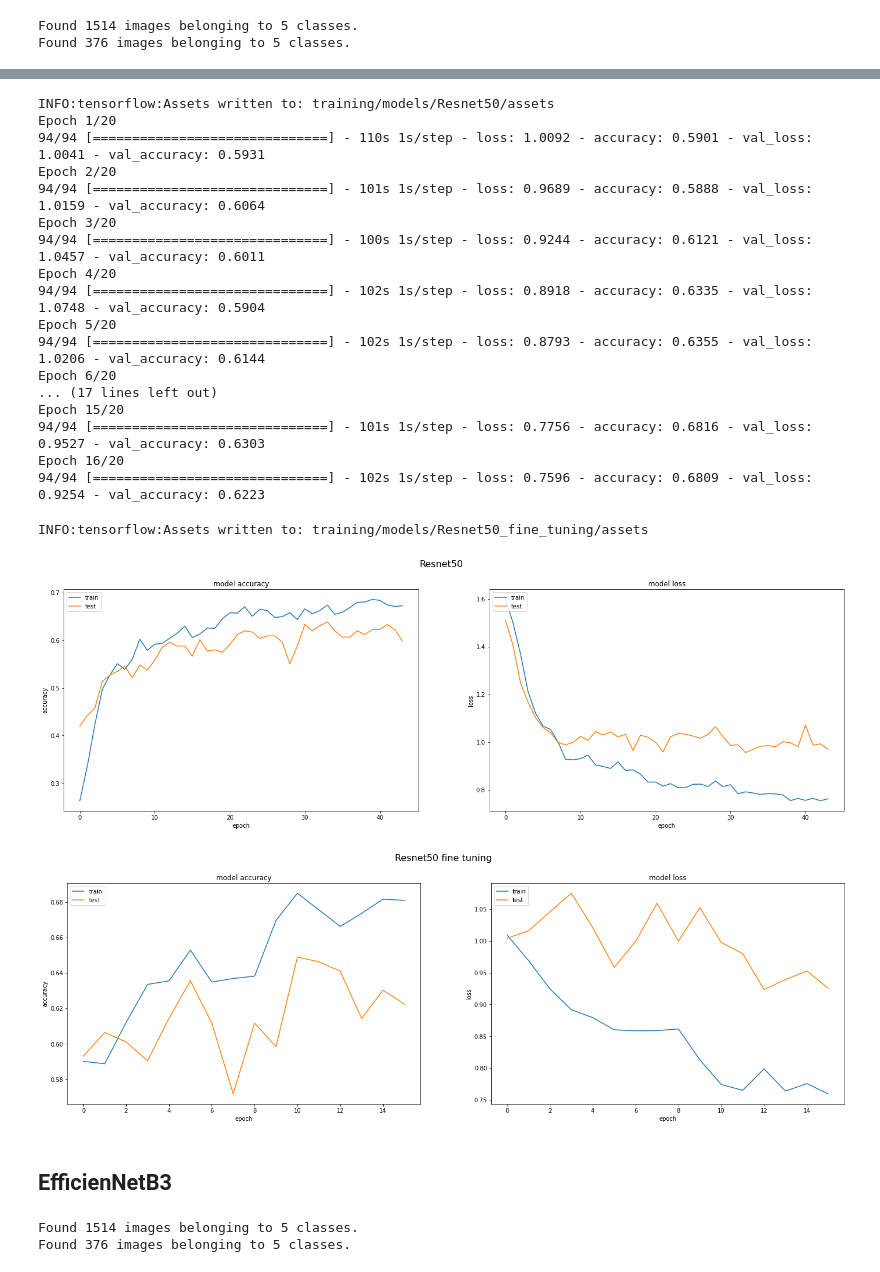
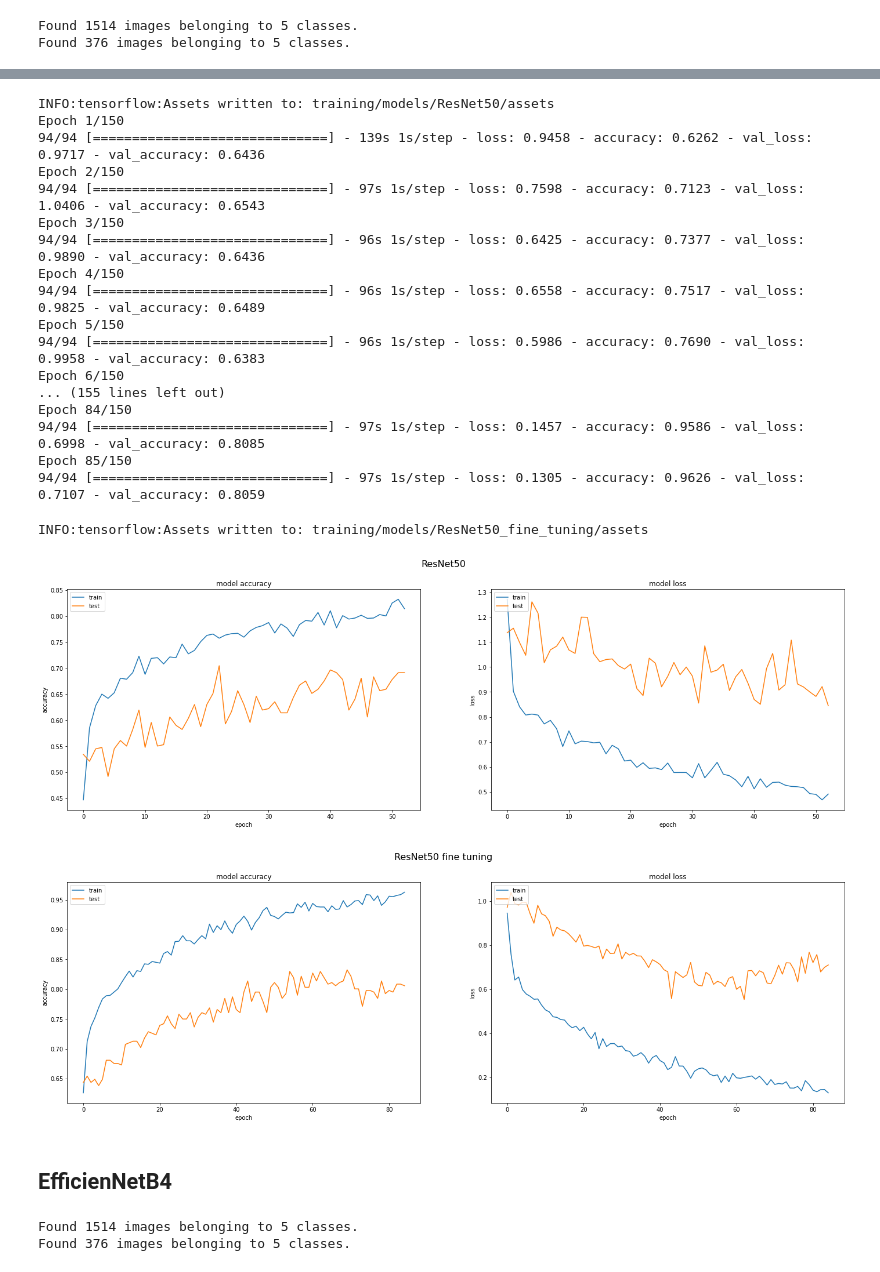
Before and after one commit to xtommily/trash_detector, a Jupyter notebook: trash_detector.ipynb, the cells around one changed output, grey strips where cells are left out. Saved outputs shown, nothing was run; the diff lists cells and outputs as text; code cells hidden in the pictures.

```diff
--- a/trash_detector.ipynb
+++ b/trash_detector.ipynb
@@ -165,20 +168,21 @@ plt.show()
 TRAIN_DATA_DIR = 'garbage/train'
 BATCH_SIZE = 16
 EPOCHS_TRANSFER_LEARNING = 600
-PATIENCE_TRANSFER_LEARNING = 50
-EPOCHS_FINE_TUNING = 50
-PATIENCE_FINE_TUNING = 10
+PATIENCE_TRANSFER_LEARNING = 30
+EPOCHS_FINE_TUNING = 150
+PATIENCE_FINE_TUNING = 15
 VAL_SIZE = 0.2
-N_CATEGORIES = len(categories)
-IMAGE_SHAPE = image_arr.shape
-TOP_HIDDEN_LAYERS = (100, 40, 20)
+N_CATEGORIES = 5
+IMAGE_SHAPE = (384, 512, 3)
+TOP_HIDDEN_LAYERS_RESNET = (1500, 700, 100)
+TOP_HIDDEN_LAYERS_EFFICIENTNET = (1200, 500, 80)
 DROPOUT = 0.25
 # %% [markdown]
 ## ResNet50
 # %%
 pipeline = TrainingPipe(image_shape=IMAGE_SHAPE,
-                        batch_size=BATCH_SIZE,
-                        epochs=EPOCHS_TRANSFER_LEARNING)
+                        batch_size=BATCH_SIZE)
+
 pipeline.prepare_data_generator(data_dir=TRAIN_DATA_DIR,
                                 preprocessing_function=ResNet_preprocess_function)
 # %% [output]
@@ -195,6 +202,6 @@ resnet_model = ResNet50(weights="imagenet",
 # %%
 model = CustomModel(base_model=resnet_model,
-                    top_hidden_layers=TOP_HIDDEN_LAYERS,
+                    top_hidden_layers=TOP_HIDDEN_LAYERS_RESNET,
                     activation='sigmoid',
                     n_classes=N_CATEGORIES,
                     dropout=DROPOUT).get_model()
@@ -213,8 +220,14 @@ Trainable params: 62,861,257
 Non-trainable params: 53,120
 _________________________________________________________________
 # %%
-pipeline.train_model(model_name='ResNet50',
-                     model=model,
-                     with_fine_tuning=True)
+pipeline.train_model_auto(model_name='ResNet50',
+                          model=model,
+                          epochs=EPOCHS_TRANSFER_LEARNING,
+                          patience=PATIENCE_TRANSFER_LEARNING,
+                          save_freq=20,
+                          with_fine_tuning=True,
+                          epochs_ft=EPOCHS_FINE_TUNING,
+                          patience_ft=PATIENCE_FINE_TUNING,
+                          save_freq_ft=5)
 # %% [output]
 Epoch 1/600
@@ -237,24 +250,24 @@ Epoch 44/600
-INFO:tensorflow:Assets written to: training/models/Resnet50/assets
-Epoch 1/20
-94/94 [==============================] - 110s 1s/step - loss: 1.0092 - accuracy: 0.5901 - val_loss: 1.0041 - val_accuracy: 0.5931
-Epoch 2/20
-94/94 [==============================] - 101s 1s/step - loss: 0.9689 - accuracy: 0.5888 - val_loss: 1.0159 - val_accuracy: 0.6064
-Epoch 3/20
-94/94 [==============================] - 100s 1s/step - loss: 0.9244 - accuracy: 0.6121 - val_loss: 1.0457 - val_accuracy: 0.6011
-Epoch 4/20
-94/94 [==============================] - 102s 1s/step - loss: 0.8918 - accuracy: 0.6335 - val_loss: 1.0748 - val_accuracy: 0.5904
-Epoch 5/20
-94/94 [==============================] - 102s 1s/step - loss: 0.8793 - accuracy: 0.6355 - val_loss: 1.0206 - val_accuracy: 0.6144
-Epoch 6/20
-... (17 lines left out)
-Epoch 15/20
-94/94 [==============================] - 101s 1s/step - loss: 0.7756 - accuracy: 0.6816 - val_loss: 0.9527 - val_accuracy: 0.6303
-Epoch 16/20
-94/94 [==============================] - 102s 1s/step - loss: 0.7596 - accuracy: 0.6809 - val_loss: 0.9254 - val_accuracy: 0.6223
+INFO:tensorflow:Assets written to: training/models/ResNet50/assets
+Epoch 1/150
+94/94 [==============================] - 139s 1s/step - loss: 0.9458 - accuracy: 0.6262 - val_loss: 0.9717 - val_accuracy: 0.6436
+Epoch 2/150
+94/94 [==============================] - 97s 1s/step - loss: 0.7598 - accuracy: 0.7123 - val_loss: 1.0406 - val_accuracy: 0.6543
+Epoch 3/150
+94/94 [==============================] - 96s 1s/step - loss: 0.6425 - accuracy: 0.7377 - val_loss: 0.9890 - val_accuracy: 0.6436
+Epoch 4/150
+94/94 [==============================] - 96s 1s/step - loss: 0.6558 - accuracy: 0.7517 - val_loss: 0.9825 - val_accuracy: 0.6489
+Epoch 5/150
+94/94 [==============================] - 96s 1s/step - loss: 0.5986 - accuracy: 0.7690 - val_loss: 0.9958 - val_accuracy: 0.6383
+Epoch 6/150
+... (155 lines left out)
+Epoch 84/150
+94/94 [==============================] - 97s 1s/step - loss: 0.1457 - accuracy: 0.9586 - val_loss: 0.6998 - val_accuracy: 0.8085
+Epoch 85/150
+94/94 [==============================] - 97s 1s/step - loss: 0.1305 - accuracy: 0.9626 - val_loss: 0.7107 - val_accuracy: 0.8059
-INFO:tensorflow:Assets written to: training/models/Resnet50_fine_tuning/assets
+INFO:tensorflow:Assets written to: training/models/ResNet50_fine_tuning/assets
-[figure, old version]
+[figure, new version]
-[figure, old version]
+[figure, new version]
 # %% [markdown]
-## EfficienNetB3
+## EfficienNetB4
 # %%
 pipeline = TrainingPipe(image_shape=IMAGE_SHAPE,
```
Also changed, not shown: parts of 43 cells of this notebook, 2 other files.
